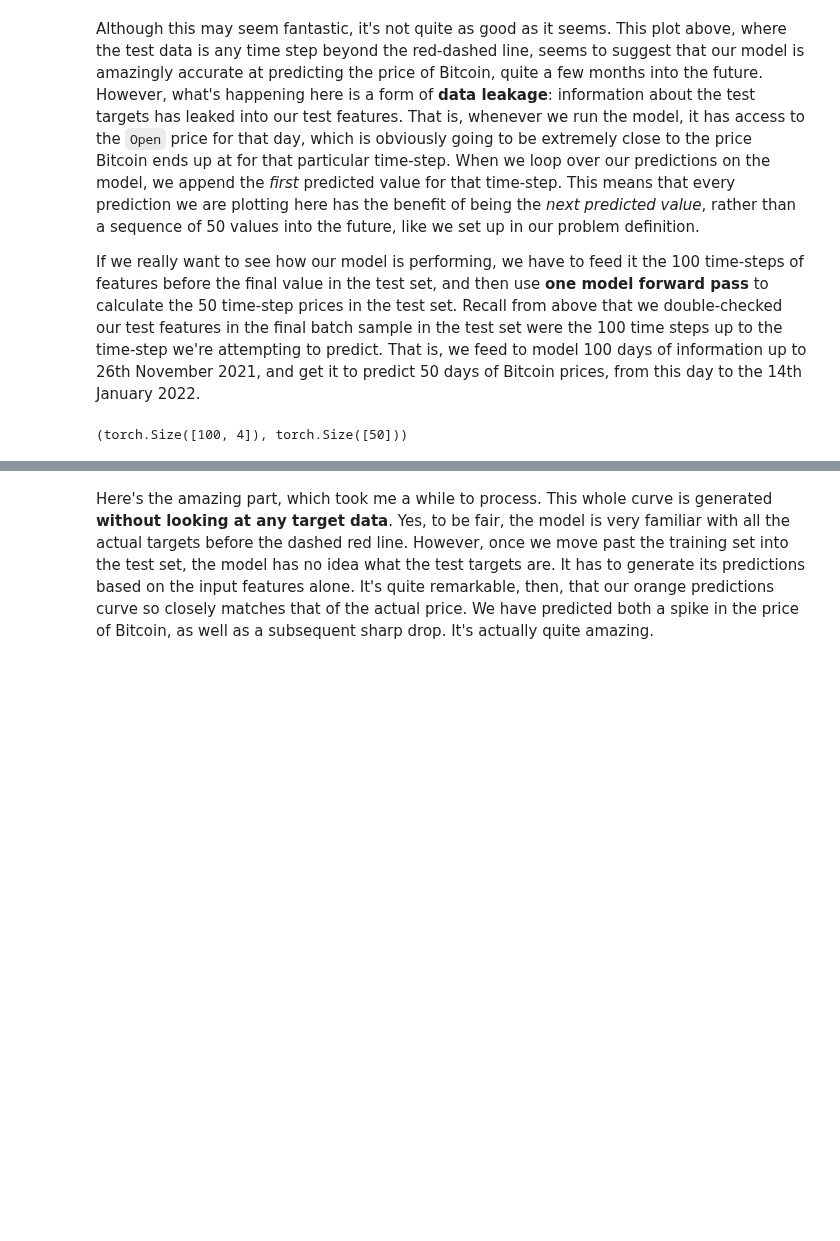
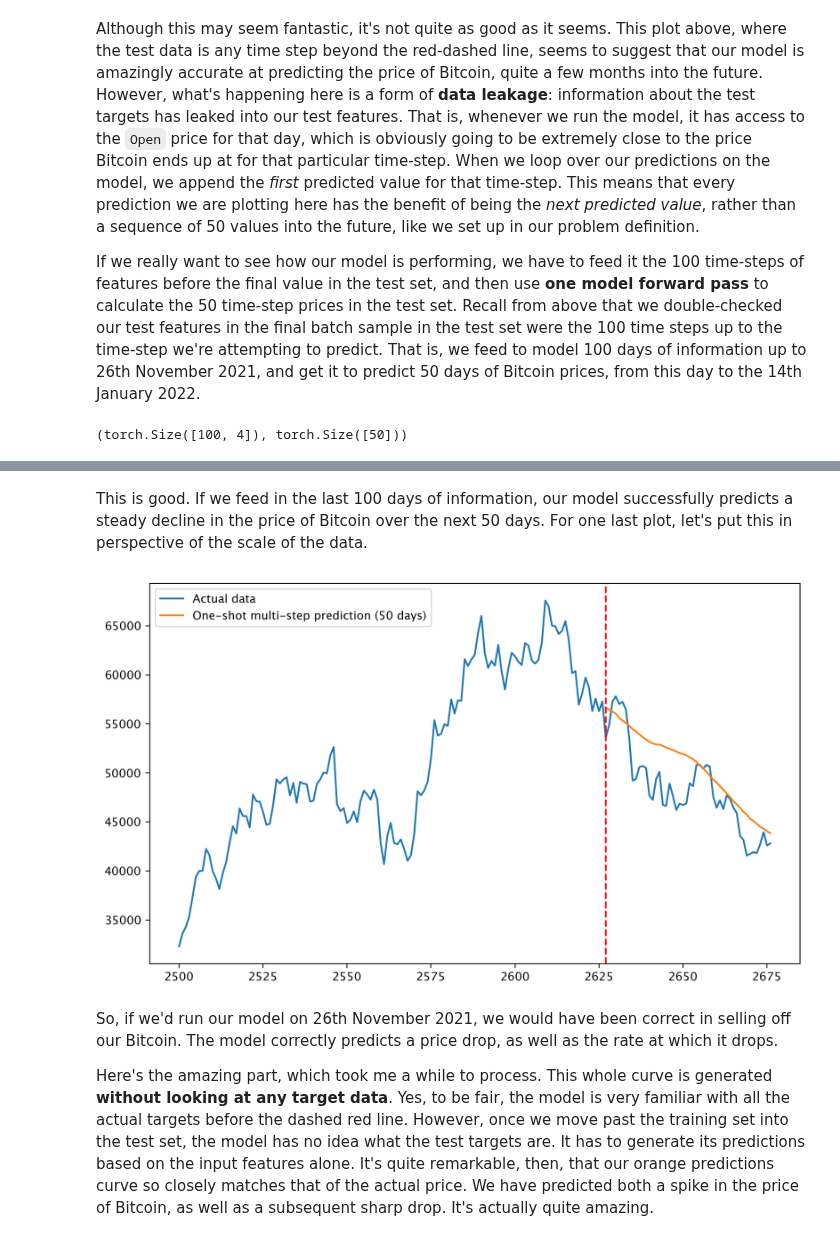
Before and after one commit to charlieoneill11/charlieoneill, a Jupyter notebook: _notebooks/2022-01-14-lstm2.ipynb, the cells around one changed output, grey strips where cells are left out. Cells and saved outputs as stored; diff of their text form; code cells hidden in the pictures; blank space fills up the shorter version.

```diff
--- a/_notebooks/2022-01-14-lstm2.ipynb
+++ b/_notebooks/2022-01-14-lstm2.ipynb
@@ -474,2 +496,17 @@ plt.show();
+# %% [markdown]
+This is good. If we feed in the last 100 days of information, our model successfully predicts a steady decline in the price of Bitcoin over the next 50 days. For one last plot, let's put this in perspective of the scale of the data.
+# %%
+plt.figure(figsize=(10,6)) #plotting
+a = [x for x in range(2500, len(y))]
+plt.plot(a, y[2500:], label='Actual data');
+c = [x for x in range(len(y)-50, len(y))]
+plt.plot(c, test_predict, label='One-shot multi-step prediction (50 days)')
+plt.axvline(x=len(y)-50, c='r', linestyle='--')
+plt.legend()
+plt.show()
+# %% [output]
+[figure, added]
 # %% [markdown]
+So, if we'd run our model on 26th November 2021, we would have been correct in selling off our Bitcoin. The model correctly predicts a price drop, as well as the rate at which it drops.
+
 Here's the amazing part, which took me a while to process. This whole curve is generated __without looking at any target data__. Yes, to be fair, the model is very familiar with all the actual targets before the dashed red line. However, once we move past the training set into the test set, the model has no idea what the test targets are. It has to generate its predictions based on the input features alone. It's quite remarkable, then, that our orange predictions curve so closely matches that of the actual price. We have predicted both a spike in the price of Bitcoin, as well as a subsequent sharp drop. It's actually quite amazing.
```
Also changed, not shown: parts of 11 cells of this notebook.
